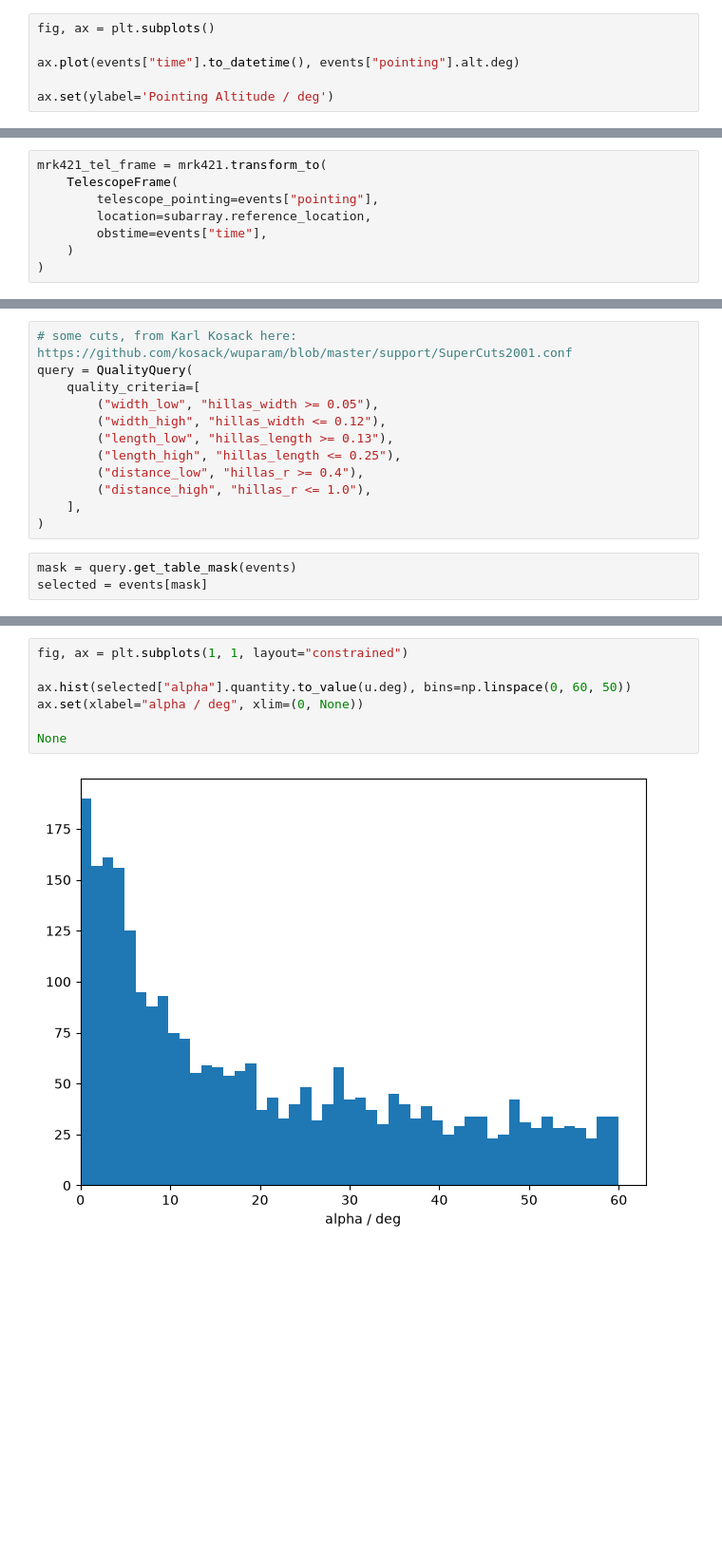
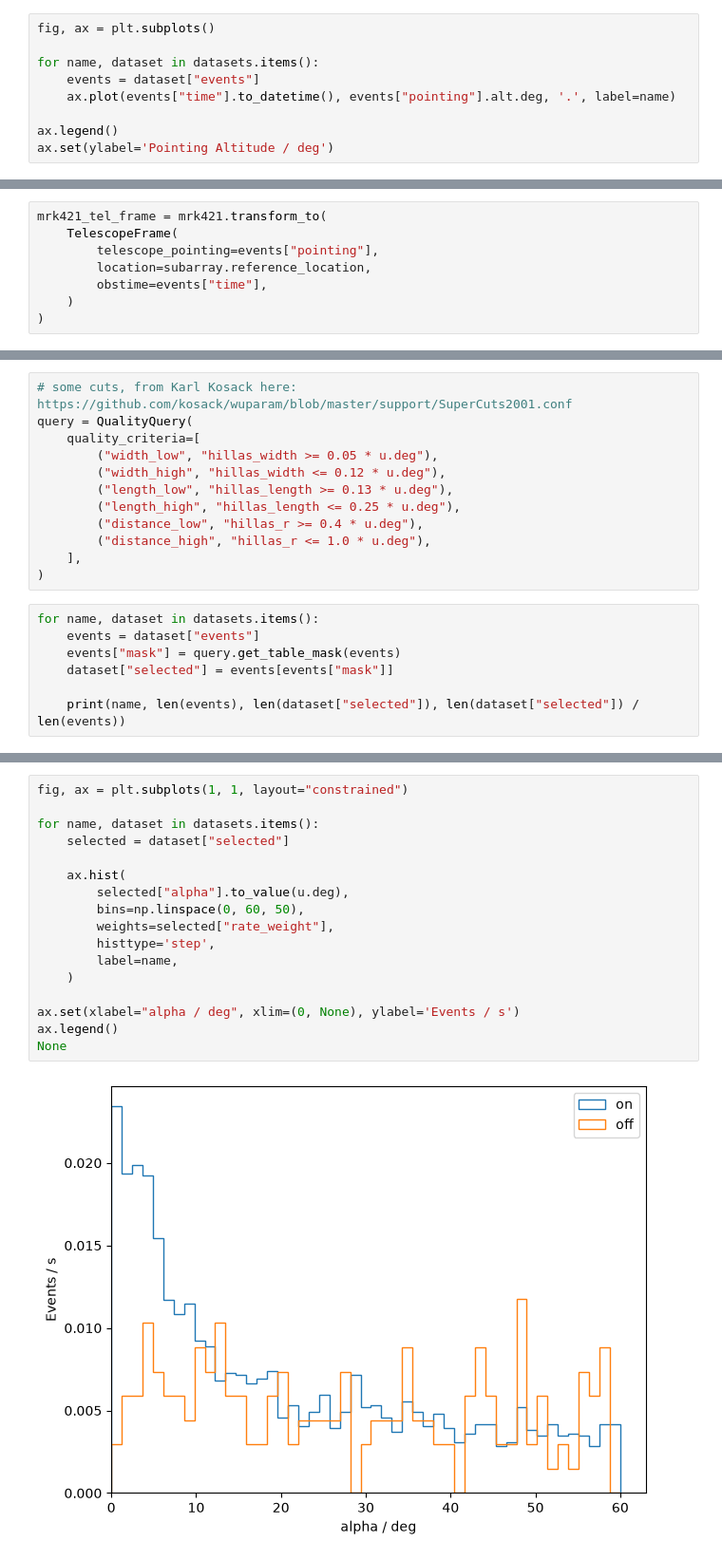
Before and after one commit to maxnoe/whipple-analysis-ctapipe, a Jupyter notebook: alpha.ipynb, the cells around one changed output, grey strips where cells are left out. Shown at 95% size. Saved outputs shown, nothing was run; the diff lists cells and outputs as text; blank space fills up the shorter version.

```diff
--- a/alpha.ipynb
+++ b/alpha.ipynb
@@ -59,8 +83,11 @@ events["pointing"] = SkyCoord(
 # %%
 fig, ax = plt.subplots()
 
-ax.plot(events["time"].to_datetime(), events["pointing"].alt.deg)
+for name, dataset in datasets.items():
+    events = dataset["events"]
+    ax.plot(events["time"].to_datetime(), events["pointing"].alt.deg, '.', label=name)
 
+ax.legend()
 ax.set(ylabel='Pointing Altitude / deg')
 # %% [output]
 [Text(0, 0.5, 'Pointing Altitude / deg')]
@@ -106,14 +144,18 @@ events["alpha"] = alpha
 # some cuts, from Karl Kosack here: https://github.com/kosack/wuparam/blob/master/support/SuperCuts2001.conf
 query = QualityQuery(
     quality_criteria=[
-        ("width_low", "hillas_width >= 0.05"),
-        ("width_high", "hillas_width <= 0.12"),
-        ("length_low", "hillas_length >= 0.13"),
-        ("length_high", "hillas_length <= 0.25"),
-        ("distance_low", "hillas_r >= 0.4"),
-        ("distance_high", "hillas_r <= 1.0"),
+        ("width_low", "hillas_width >= 0.05 * u.deg"),
+        ("width_high", "hillas_width <= 0.12 * u.deg"),
+        ("length_low", "hillas_length >= 0.13 * u.deg"),
+        ("length_high", "hillas_length <= 0.25 * u.deg"),
+        ("distance_low", "hillas_r >= 0.4 * u.deg"),
+        ("distance_high", "hillas_r <= 1.0 * u.deg"),
     ],
 )
 # %%
-mask = query.get_table_mask(events)
-selected = events[mask]
+for name, dataset in datasets.items():
+    events = dataset["events"]
+    events["mask"] = query.get_table_mask(events)
+    dataset["selected"] = events[events["mask"]]
+
+    print(name, len(events), len(dataset["selected"]), len(dataset["selected"]) / len(events))
@@ -124,9 +165,19 @@ len(events), len(selected), len(selected) / len(events)
 # %%
 fig, ax = plt.subplots(1, 1, layout="constrained")
 
-ax.hist(selected["alpha"].quantity.to_value(u.deg), bins=np.linspace(0, 60, 50))
-ax.set(xlabel="alpha / deg", xlim=(0, None))
+for name, dataset in datasets.items():
+    selected = dataset["selected"]
 
+    ax.hist(
+        selected["alpha"].to_value(u.deg),
+        bins=np.linspace(0, 60, 50),
+        weights=selected["rate_weight"],
+        histtype='step',
+        label=name,
+    )
+
+ax.set(xlabel="alpha / deg", xlim=(0, None), ylabel='Events / s')
+ax.legend()
 None
 # %% [output]
-[figure, old version]
+[figure, new version]
```
Also changed, not shown: parts of 11 cells of this notebook.
